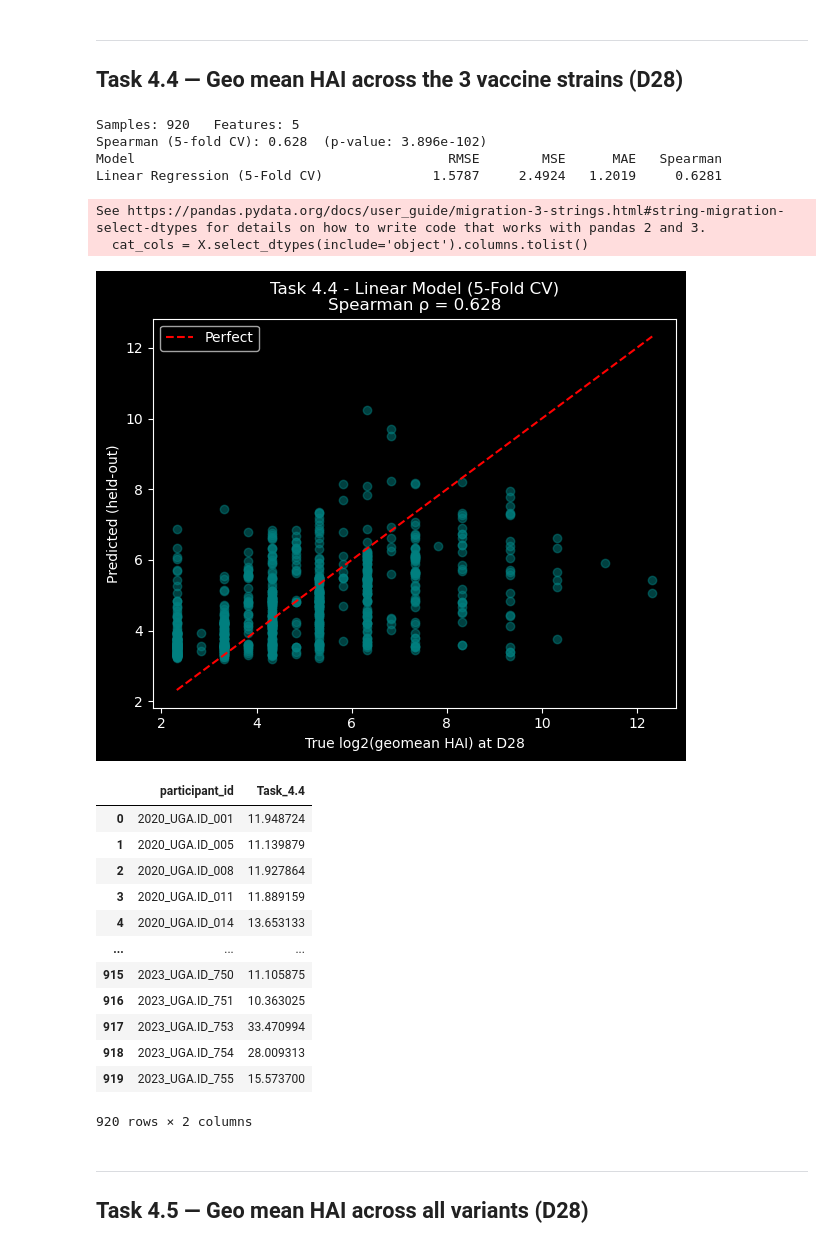
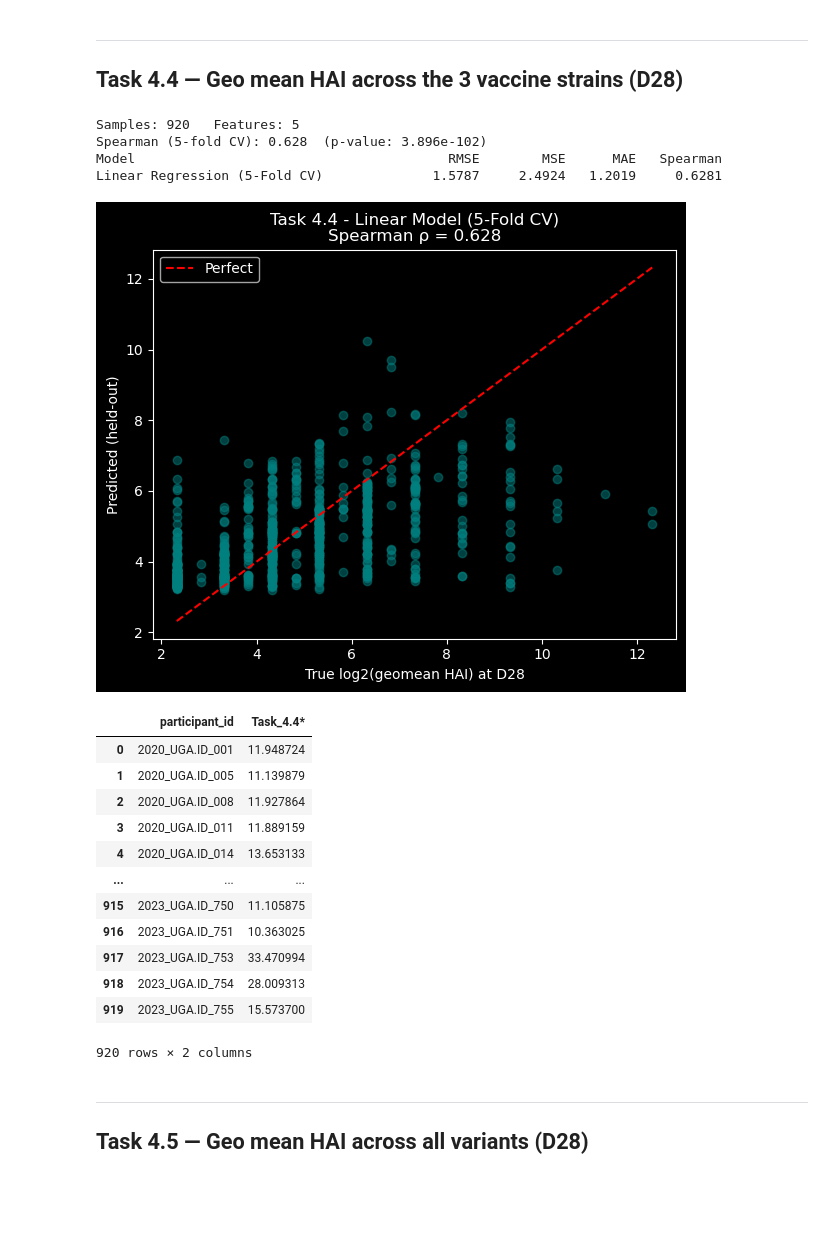
Before and after one commit to DirtyChay/cmi-flu-prediction-challenge-capstone, a Jupyter notebook: task_4_4__4_5__4_6__4_10.ipynb, the cells around one changed output. Drawn from its saved outputs; the diff is of its cells as text; code cells hidden in the pictures; blank space fills up the shorter version.

```diff
--- a/task_4_4__4_5__4_6__4_10.ipynb
+++ b/task_4_4__4_5__4_6__4_10.ipynb
@@ -72,48 +61,12 @@ def vaccine_cols(day):
 # %% [output]
 Merged shape: (3757, 201)
-# %%
-def evaluate(X, y_vals, task_label, plot_color='teal', y_axis_label='True'):
-    """Fit + 5-fold CV, print metrics, show scatter, return held-out predictions."""
-    # One-hot encode categorical PART_ columns
-    cat_cols = X.select_dtypes(include='object').columns.tolist()
-    if cat_cols:
-        X = pd.get_dummies(X, columns=cat_cols, drop_first=True)
-
-    model = Pipeline([
-        ('imputer', SimpleImputer(strategy='median')),
-        ('regressor', LinearRegression()),
-    ])
-    cv = KFold(n_splits=5, shuffle=True, random_state=42)
-    y_pred_cv = cross_val_predict(model, X, y_vals, cv=cv)
-
-    rho_cv, pval_cv = spearmanr(y_vals, y_pred_cv)
-    rmse = np.sqrt(mean_squared_error(y_vals, y_pred_cv))
-    mse = mean_squared_error(y_vals, y_pred_cv)
-    mae = mean_absolute_error(y_vals, y_pred_cv)
-
-    print(f'Samples: {len(X)}   Features: {X.shape[1]}')
-    print(f'Spearman (5-fold CV): {rho_cv:.3f}  (p-value: {pval_cv:.4g})')
-    print(f"{'Model':<40} {'RMSE':>8} {'MSE':>10} {'MAE':>8} {'Spearman':>10}")
-    print(f"{'Linear Regression (5-Fold CV)':<40} {rmse:>8.4f} {mse:>10.4f} {mae:>8.4f} {rho_cv:>10.4f}")
-
-    plt.figure(figsize=(6, 5))
-    plt.scatter(y_vals, y_pred_cv, alpha=0.5, color=plot_color)
-    plt.plot([y_vals.min(), y_vals.max()], [y_vals.min(), y_vals.max()], 'r--', label='Perfect')
-    plt.xlabel(y_axis_label)
-    plt.ylabel('Predicted (held-out)')
-    plt.title(f'{task_label} - Linear Model (5-Fold CV)\nSpearman ρ = {rho_cv:.3f}')
-    plt.legend()
-    plt.tight_layout()
-    plt.show()
-
-    return y_pred_cv
 # %% [markdown]
 ---
 
 ## Task 4.4 — Geo mean HAI across the 3 vaccine strains (D28)
 # %%
-vaccine_d28_cols = vaccine_cols('28')
-vaccine_d0_cols = vaccine_cols('0')
+vaccine_d28_cols = vaccine_cols(data, VACCINE_STRAINS, '28')
+vaccine_d0_cols = vaccine_cols(data, VACCINE_STRAINS, '0')
 
 # Target: mean of log2 HAI at D28 across the 3 vaccine strains == log2(geomean on raw scale).
 # Require at least one of the 3 strains to be measured; mean skips NaN.
@@ -130,18 +83,16 @@ Samples: 920   Features: 5
 Spearman (5-fold CV): 0.628  (p-value: 3.896e-102)
 Model                                        RMSE        MSE      MAE   Spearman
 Linear Regression (5-Fold CV)              1.5787     2.4924   1.2019     0.6281
-See https://pandas.pydata.org/docs/user_guide/migration-3-strings.html#string-migration-select-dtypes for details on how to write code that works with pandas 2 and 3.
-  cat_cols = X.select_dtypes(include='object').columns.tolist()
 [figure]
 # %%
 results = pd.DataFrame({
     'participant_id': data.loc[mask, 'participant_id'].values,
-    'Task_4.4': np.exp2(y_pred_cv),  # reverse log2 -> raw titer geomean
+    'Task_4.4*': np.exp2(y_pred_cv),  # reverse log2 -> raw titer geomean
 })
 results.to_csv('submission/task_4_4.csv', index=False)
 results
 # %% [output]
-|  | participant_id | Task_4.4 |
+|  | participant_id | Task_4.4* |
 | 0 | 2020_UGA.ID_001 | 11.948724 |
 | 1 | 2020_UGA.ID_005 | 11.139879 |
 | 2 | 2020_UGA.ID_008 | 11.927864 |
```
Also changed, not shown: parts of 6 cells of this notebook, 3 other files.
